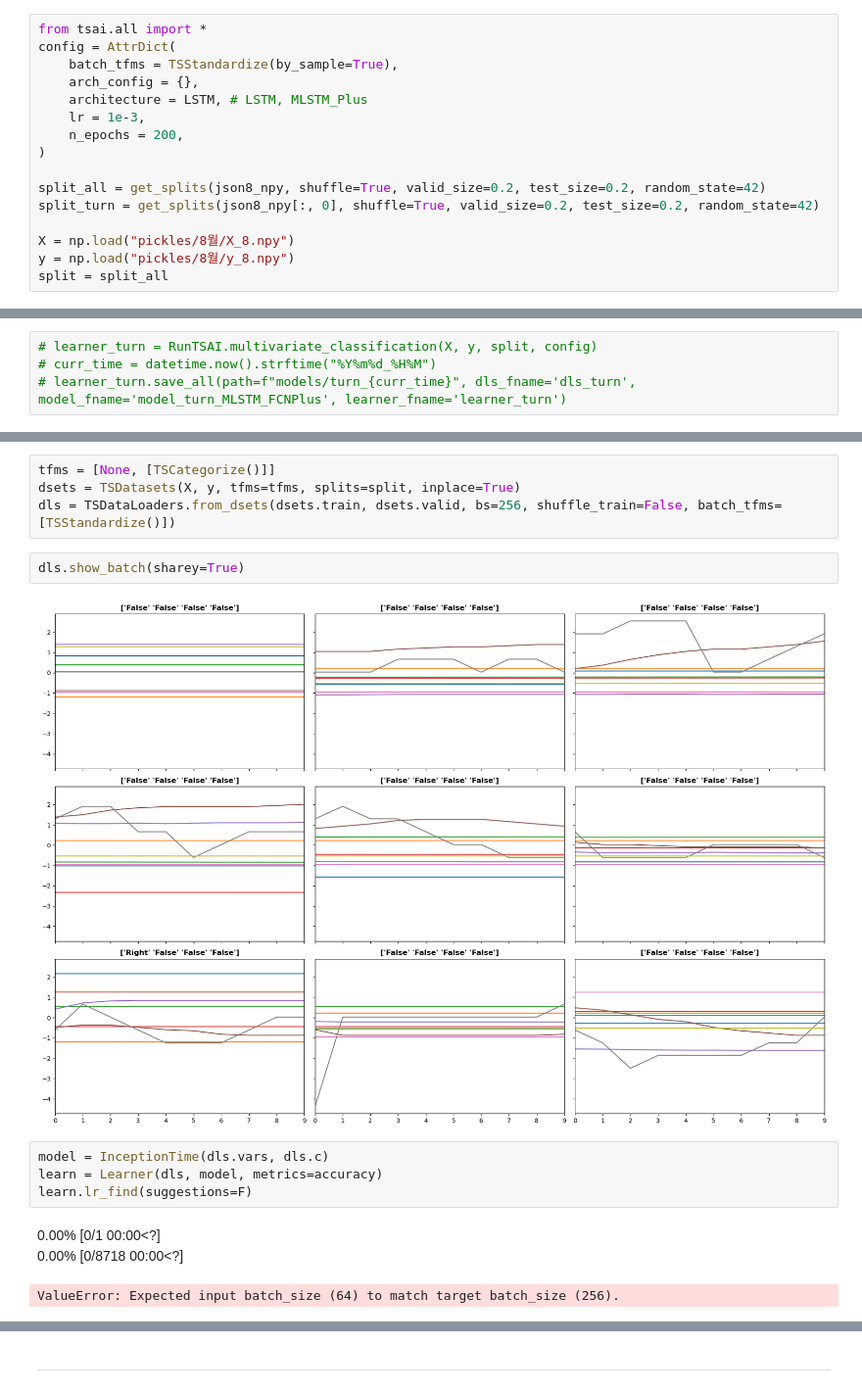
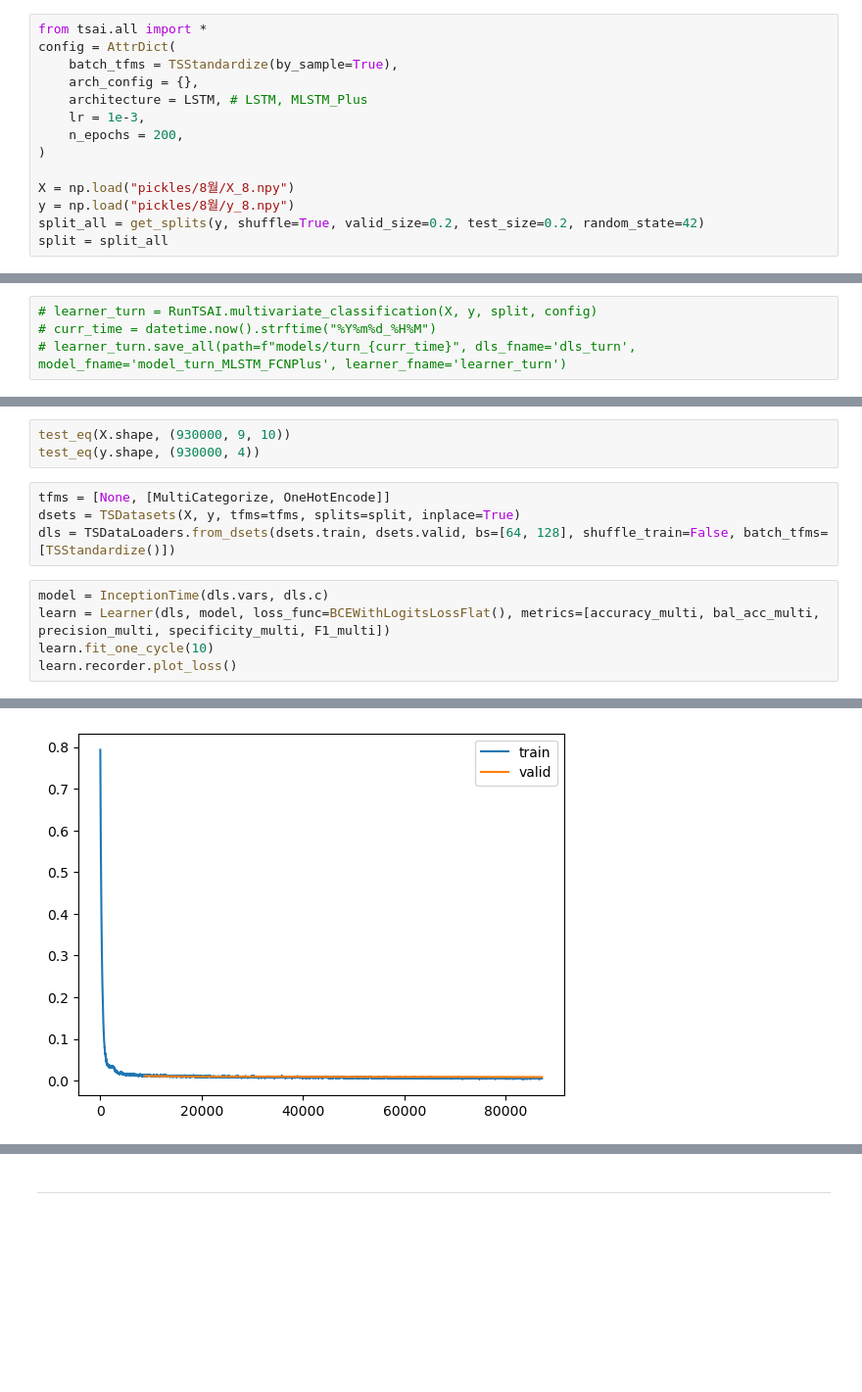
Before and after one commit to aivill-project/v2x_ts, a Jupyter notebook: V2X_preprocess.ipynb, the cells around one changed output, grey strips where cells are left out. Shown at 98% size. Saved outputs shown, nothing was run; the diff lists cells and outputs as text; blank space fills up the shorter version.

```diff
--- a/V2X_preprocess.ipynb
+++ b/V2X_preprocess.ipynb
@@ -293,11 +371,9 @@ config = AttrDict(
     n_epochs = 200,
 )
 
-split_all = get_splits(json8_npy, shuffle=True, valid_size=0.2, test_size=0.2, random_state=42)
-split_turn = get_splits(json8_npy[:, 0], shuffle=True, valid_size=0.2, test_size=0.2, random_state=42)
-
 X = np.load("pickles/8월/X_8.npy")
 y = np.load("pickles/8월/y_8.npy")
+split_all = get_splits(y, shuffle=True, valid_size=0.2, test_size=0.2, random_state=42)
 split = split_all
 # %% [output]
 [figure]
@@ -312,16 +408,13 @@ split = split_all
+# %%
+test_eq(X.shape, (930000, 9, 10))
+test_eq(y.shape, (930000, 4))
 # %%
-tfms = [None, [TSCategorize()]]
+tfms = [None, [MultiCategorize, OneHotEncode]]
 dsets = TSDatasets(X, y, tfms=tfms, splits=split, inplace=True)
-dls = TSDataLoaders.from_dsets(dsets.train, dsets.valid, bs=256, shuffle_train=False, batch_tfms=[TSStandardize()])
+dls = TSDataLoaders.from_dsets(dsets.train, dsets.valid, bs=[64, 128], shuffle_train=False, batch_tfms=[TSStandardize()])
-# %%
-dls.show_batch(sharey=True)
-# %% [output]
-[figure, removed]
 # %%
 model = InceptionTime(dls.vars, dls.c)
-learn = Learner(dls, model, metrics=accuracy)
-learn.lr_find(suggestions=F)
+learn = Learner(dls, model, loss_func=BCEWithLogitsLossFlat(), metrics=[accuracy_multi, bal_acc_multi, precision_multi, specificity_multi, F1_multi])
+learn.fit_one_cycle(10)
+learn.recorder.plot_loss()
 # %% [output]
-0.00% [0/1 00:00<?]
-0.00% [0/8718 00:00<?]
-ValueError: Expected input batch_size (64) to match target batch_size (256).
@@ -327,0 +432 @@ ValueError: Expected input batch_size (64) to match target batch_size (256).
+[figure, added]
```
Also changed, not shown: parts of 33 cells of this notebook, 4 other files.
